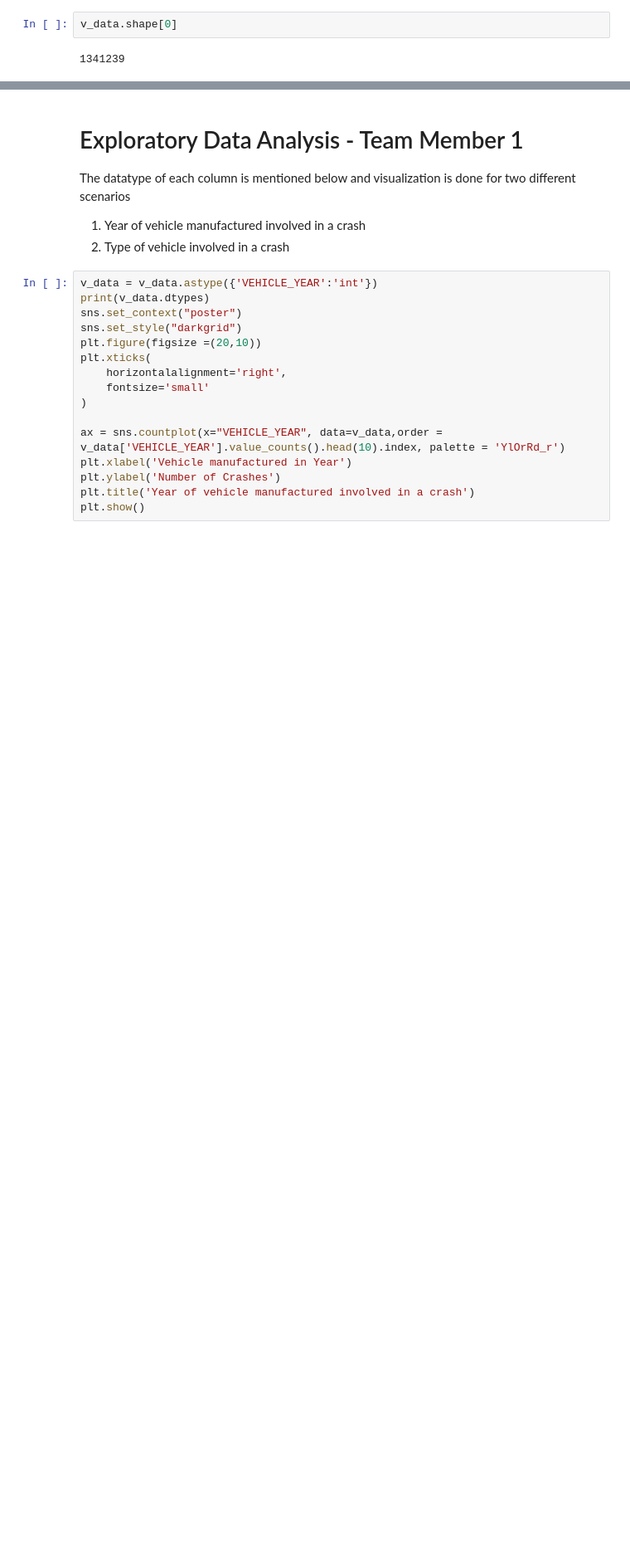
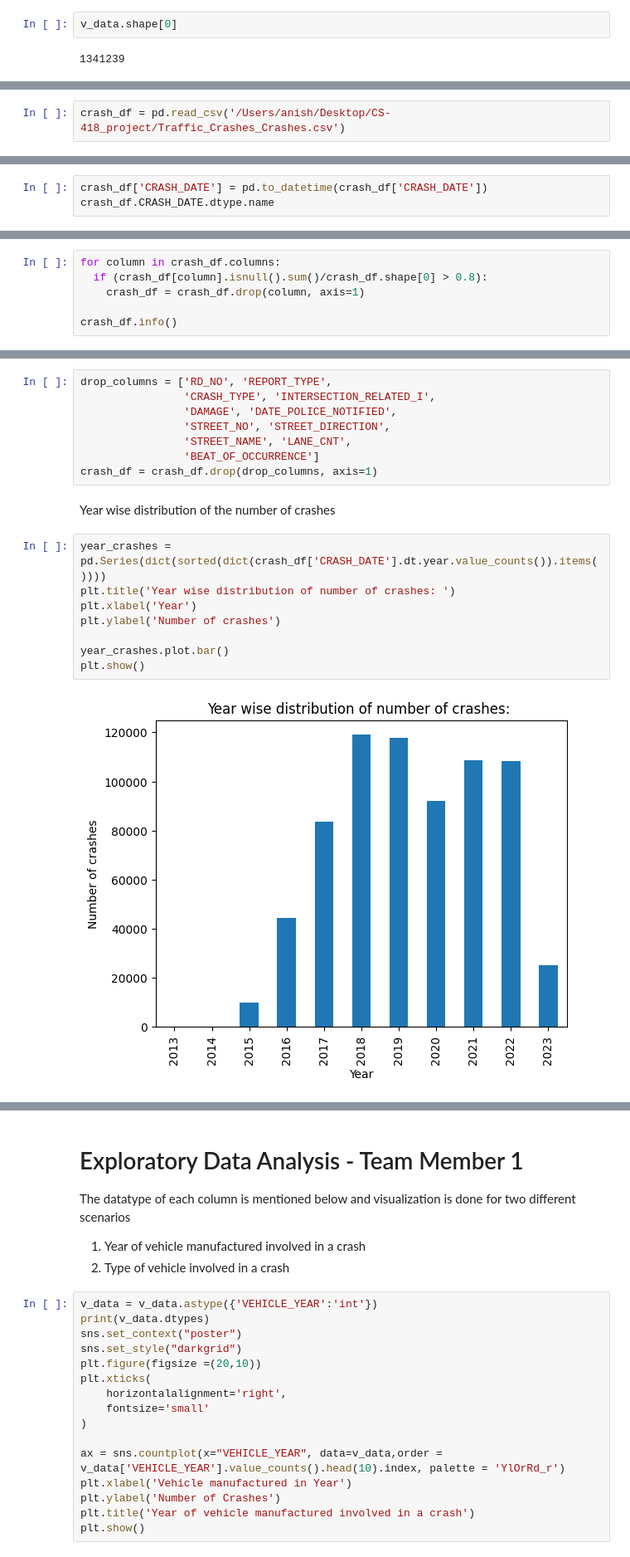
Before and after one commit to CS418/group-project-seven, a Jupyter notebook: team_seven_CS_418.ipynb, the cells around one changed output, grey strips where cells are left out. Shown at 83% size. Cells and saved outputs as stored; diff of their text form; blank space fills up the shorter version.

Commit message:
Data cleaning for crash table

```diff
--- a/team_seven_CS_418.ipynb
+++ b/team_seven_CS_418.ipynb
@@ -164,0 +171,2 @@ v_data.shape[0]
+# %%
+crash_df = pd.read_csv('/Users/anish/Desktop/CS-418_project/Traffic_Crashes_Crashes.csv')
@@ -164,0 +209,3 @@ v_data.shape[0]
+# %%
+crash_df['CRASH_DATE'] = pd.to_datetime(crash_df['CRASH_DATE'])
+crash_df.CRASH_DATE.dtype.name
@@ -164,0 +230,6 @@ v_data.shape[0]
+# %%
+for column in crash_df.columns:
+  if (crash_df[column].isnull().sum()/crash_df.shape[0] > 0.8):
+    crash_df = crash_df.drop(column, axis=1)
+
+crash_df.info()
@@ -164,0 +256,20 @@ v_data.shape[0]
+# %%
+drop_columns = ['RD_NO', 'REPORT_TYPE',
+                'CRASH_TYPE', 'INTERSECTION_RELATED_I',
+                'DAMAGE', 'DATE_POLICE_NOTIFIED',
+                'STREET_NO', 'STREET_DIRECTION',
+                'STREET_NAME', 'LANE_CNT',
+                'BEAT_OF_OCCURRENCE']
+crash_df = crash_df.drop(drop_columns, axis=1)
+# %% [markdown]
+Year wise distribution of the number of crashes
+# %%
+year_crashes = pd.Series(dict(sorted(dict(crash_df['CRASH_DATE'].dt.year.value_counts()).items())))
+plt.title('Year wise distribution of number of crashes: ')
+plt.xlabel('Year')
+plt.ylabel('Number of crashes')
+
+year_crashes.plot.bar()
+plt.show()
+# %% [output]
+[figure, added]
```
Also changed, not shown: parts of 24 cells of this notebook.
